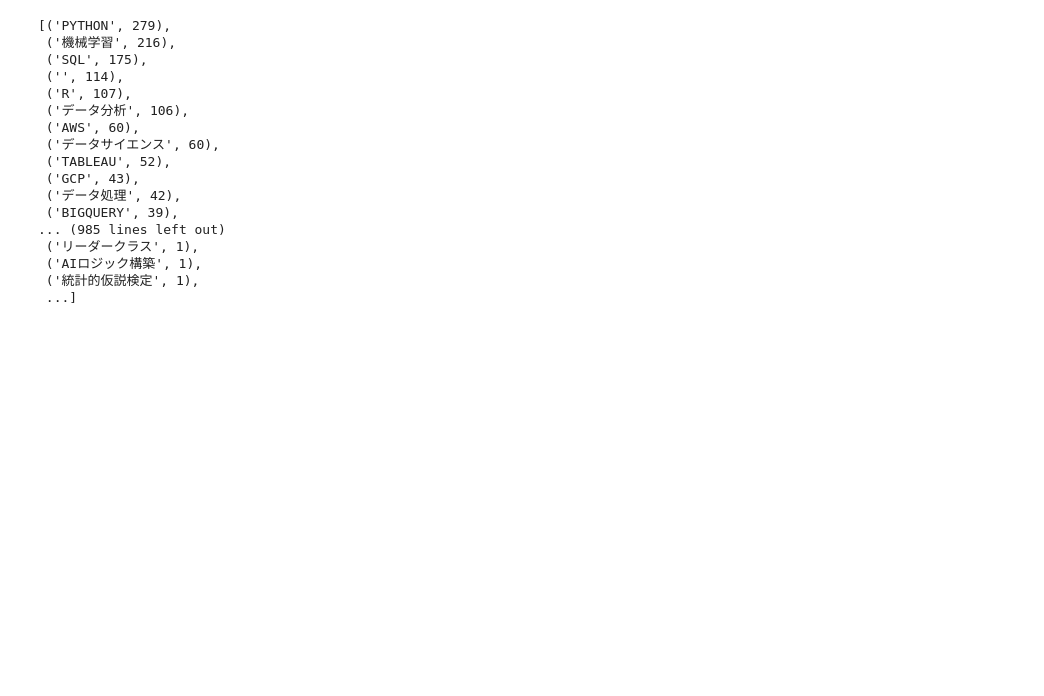
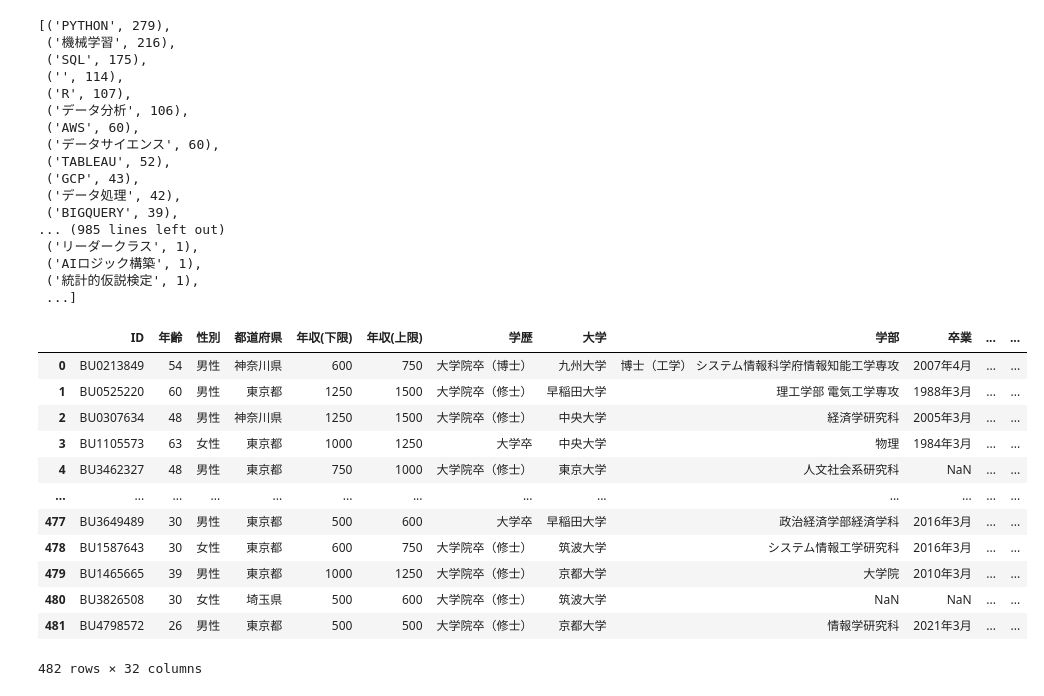
Before and after one commit to abenben/DsAnaBizreach, a Jupyter notebook: src/ds_trend.ipynb, the cells around one changed output. Drawn from its saved outputs; the diff is of its cells as text; code cells hidden in the pictures; blank space fills up the shorter version.

```diff
--- a/src/ds_trend.ipynb
+++ b/src/ds_trend.ipynb
@@ -216,3 +216,41 @@ word_count.most_common()
  ('AIロジック構築', 1),
  ('統計的仮説検定', 1),
  ...]
+# %%
+dfx["PYTHON"] = dfx.apply(lambda x: "PYTHON" in x['スキルリスト'], axis=1)
+dfx["機械学習"] = dfx.apply(lambda x: "機械学習" in x['スキルリスト'], axis=1)
+dfx["SQL"] = dfx.apply(lambda x: "SQL" in x['スキルリスト'], axis=1)
+dfx["R"] = dfx.apply(lambda x: "R" in x['スキルリスト'], axis=1)
+dfx["データ分析"] = dfx.apply(lambda x: "データ分析" in x['スキルリスト'], axis=1)
+dfx["AWS"] = dfx.apply(lambda x: "AWS" in x['スキルリスト'], axis=1)
+dfx["データサイエンス"] = dfx.apply(lambda x: "データサイエンス" in x['スキルリスト'], axis=1)
+dfx["TABLEAU"] = dfx.apply(lambda x: "TABLEAU" in x['スキルリスト'], axis=1)
+dfx["GCP"] = dfx.apply(lambda x: "GCP" in x['スキルリスト'], axis=1)
+dfx["データ処理"] = dfx.apply(lambda x: "データ処理" in x['スキルリスト'], axis=1)
+dfx["AWS"] = dfx.apply(lambda x: "AWS" in x['スキルリスト'], axis=1)
+dfx["データサイエンス"] = dfx.apply(lambda x: "データサイエンス" in x['スキルリスト'], axis=1)
+dfx["TABLEAU"] = dfx.apply(lambda x: "TABLEAU" in x['スキルリスト'], axis=1)
+dfx["GCP"] = dfx.apply(lambda x: "GCP" in x['スキルリスト'], axis=1)
+dfx["データ処理"] = dfx.apply(lambda x: "データ処理" in x['スキルリスト'], axis=1)
+dfx["BIGQUERY"] = dfx.apply(lambda x: "BIGQUERY" in x['スキルリスト'], axis=1)
+dfx["統計解析"] = dfx.apply(lambda x: "統計解析" in x['スキルリスト'], axis=1)
+dfx["統計学"] = dfx.apply(lambda x: "統計学" in x['スキルリスト'], axis=1)
+dfx["自然言語処理"] = dfx.apply(lambda x: "自然言語処理" in x['スキルリスト'], axis=1)
+dfx["AI"] = dfx.apply(lambda x: "自然言語処理" in x['スキルリスト'], axis=1)
+dfx["C++"] = dfx.apply(lambda x: "C++" in x['スキルリスト'], axis=1)
+# %%
+dfx
+# %% [output]
+|  | ID | 年齢 | 性別 | 都道府県 | 年収(下限) | 年収(上限) | 学歴 | 大学 | 学部 | 卒業 | ... | ... |
+| 0 | BU0213849 | 54 | 男性 | 神奈川県 | 600 | 750 | 大学院卒（博士） | 九州大学 | 博士（工学） システム情報科学府情報知能工学専攻 | 2007年4月 | ... | ... |
+| 1 | BU0525220 | 60 | 男性 | 東京都 | 1250 | 1500 | 大学院卒（修士） | 早稲田大学 | 理工学部 電気工学専攻 | 1988年3月 | ... | ... |
+| 2 | BU0307634 | 48 | 男性 | 神奈川県 | 1250 | 1500 | 大学院卒（修士） | 中央大学 | 経済学研究科 | 2005年3月 | ... | ... |
+| 3 | BU1105573 | 63 | 女性 | 東京都 | 1000 | 1250 | 大学卒 | 中央大学 | 物理 | 1984年3月 | ... | ... |
+| 4 | BU3462327 | 48 | 男性 | 東京都 | 750 | 1000 | 大学院卒（修士） | 東京大学 | 人文社会系研究科 | NaN | ... | ... |
+| ... | ... | ... | ... | ... | ... | ... | ... | ... | ... | ... | ... | ... |
+| 477 | BU3649489 | 30 | 男性 | 東京都 | 500 | 600 | 大学卒 | 早稲田大学 | 政治経済学部経済学科 | 2016年3月 | ... | ... |
+| 478 | BU1587643 | 30 | 女性 | 東京都 | 600 | 750 | 大学院卒（修士） | 筑波大学 | システム情報工学研究科 | 2016年3月 | ... | ... |
+| 479 | BU1465665 | 39 | 男性 | 東京都 | 1000 | 1250 | 大学院卒（修士） | 京都大学 | 大学院 | 2010年3月 | ... | ... |
+| 480 | BU3826508 | 30 | 女性 | 埼玉県 | 500 | 600 | 大学院卒（修士） | 筑波大学 | NaN | NaN | ... | ... |
+| 481 | BU4798572 | 26 | 男性 | 東京都 | 500 | 500 | 大学院卒（修士） | 京都大学 | 情報学研究科 | 2021年3月 | ... | ... |
+482 rows × 32 columns
```
Also changed, not shown: parts of 2 cells of this notebook.
